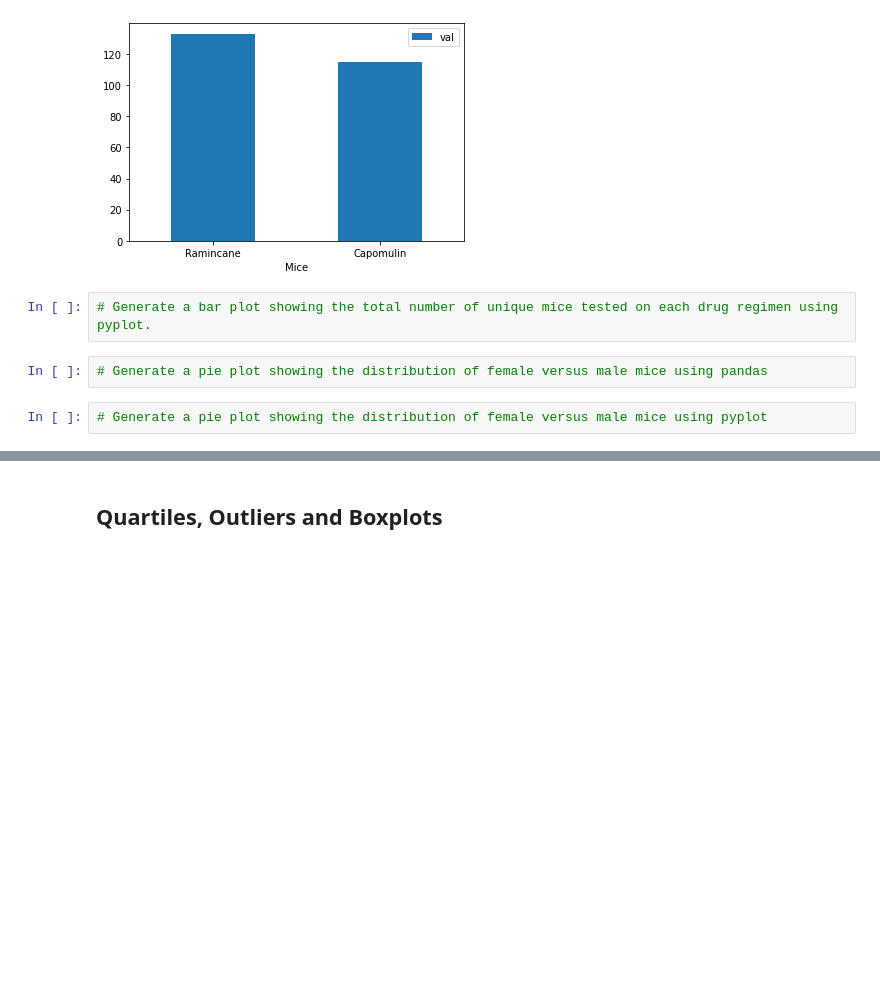
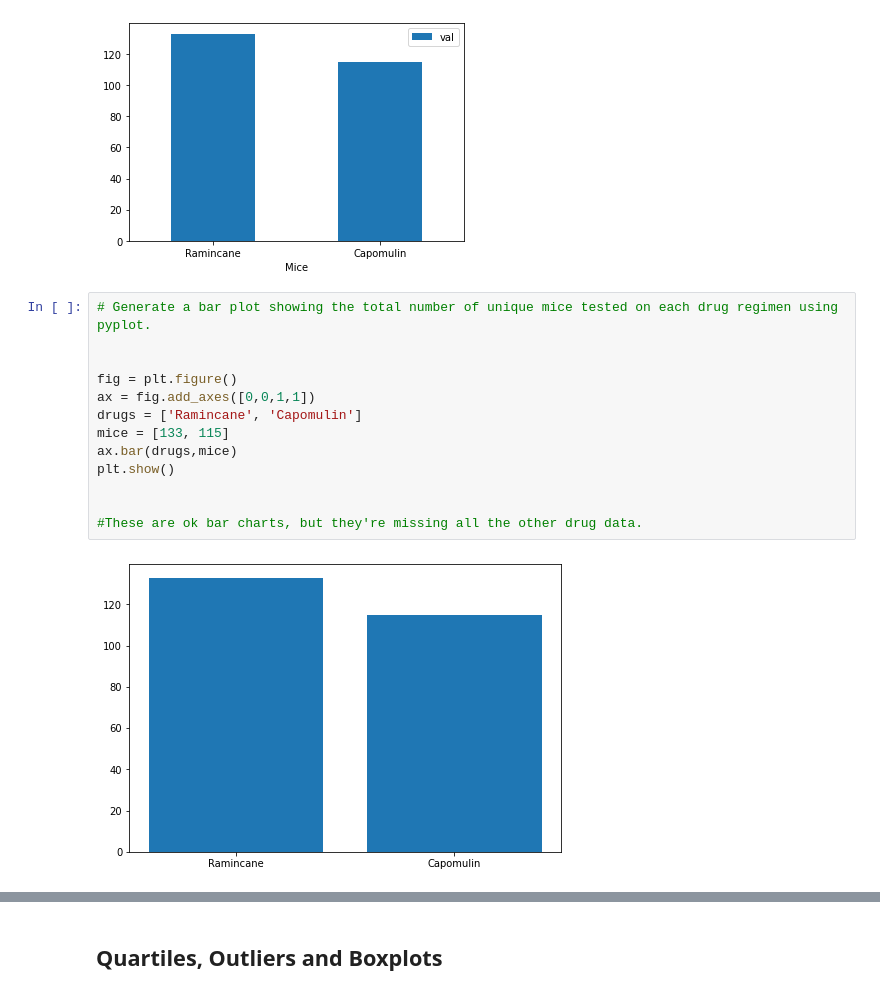
Before and after one commit to LexiJess/Matplotlib_Challenge, a Jupyter notebook: 05-Matplotlib_Homework_Instructions_Pymaceuticals_pymaceuticals_starter.ipynb, the cells around one changed output, grey strips where cells are left out. Saved outputs shown, nothing was run; the diff lists cells and outputs as text; blank space fills up the shorter version.

```diff
--- a/05-Matplotlib_Homework_Instructions_Pymaceuticals_pymaceuticals_starter.ipynb
+++ b/05-Matplotlib_Homework_Instructions_Pymaceuticals_pymaceuticals_starter.ipynb
@@ -256,7 +256,16 @@ ax = df.plot.bar(x='Mice', y='val', rot=0)
 [figure]
 # %%
 # Generate a bar plot showing the total number of unique mice tested on each drug regimen using pyplot.
+
+
+fig = plt.figure()
+ax = fig.add_axes([0,0,1,1])
+drugs = ['Ramincane', 'Capomulin']
+mice = [133, 115]
+ax.bar(drugs,mice)
+plt.show()
+
+
+#These are ok bar charts, but they're missing all the other drug data.
+# %% [output]
+[figure, added]
-# %%
-# Generate a pie plot showing the distribution of female versus male mice using pandas
-# %%
-# Generate a pie plot showing the distribution of female versus male mice using pyplot
```
Also changed, not shown: parts of 2 cells of this notebook.
